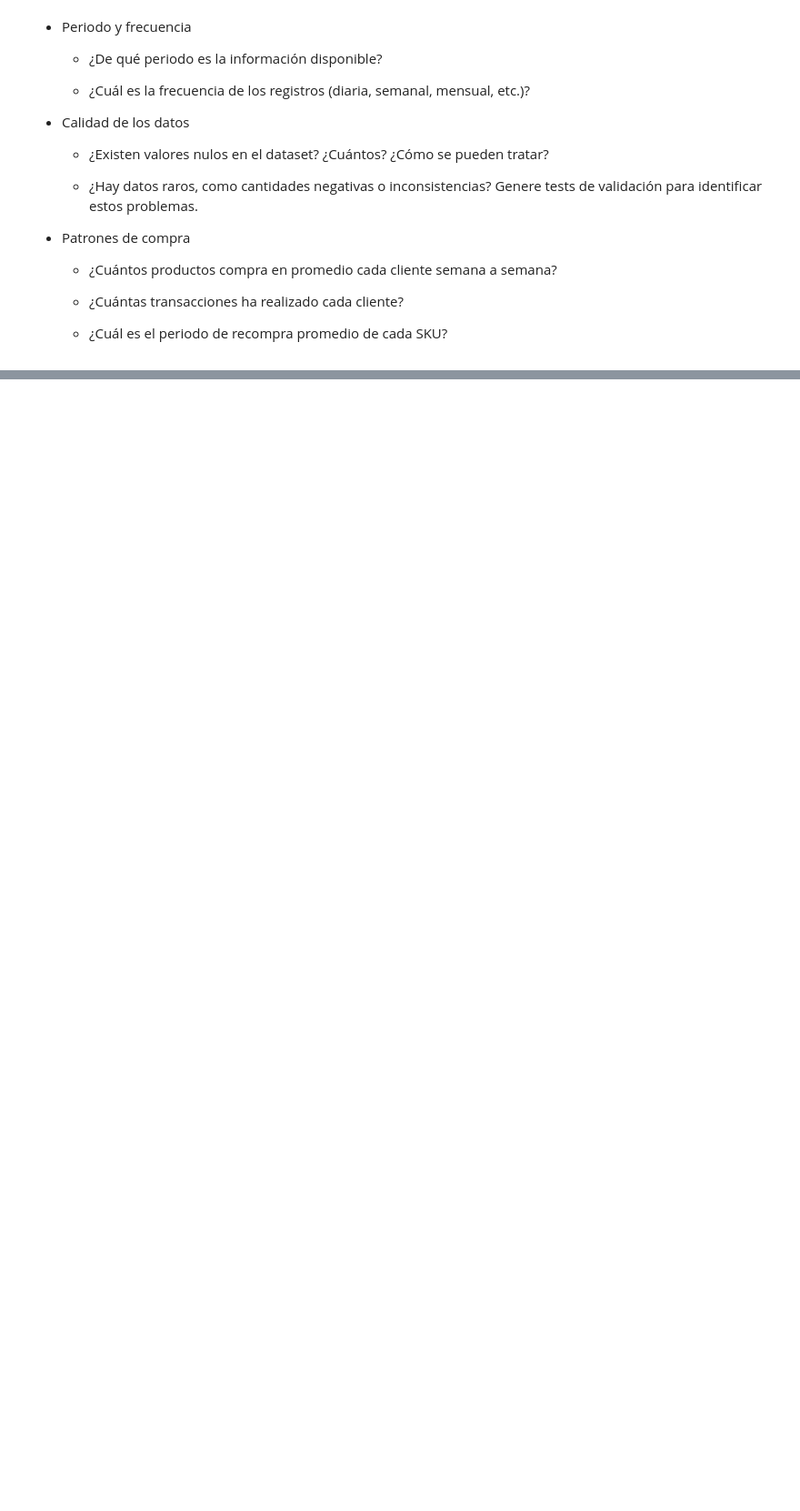
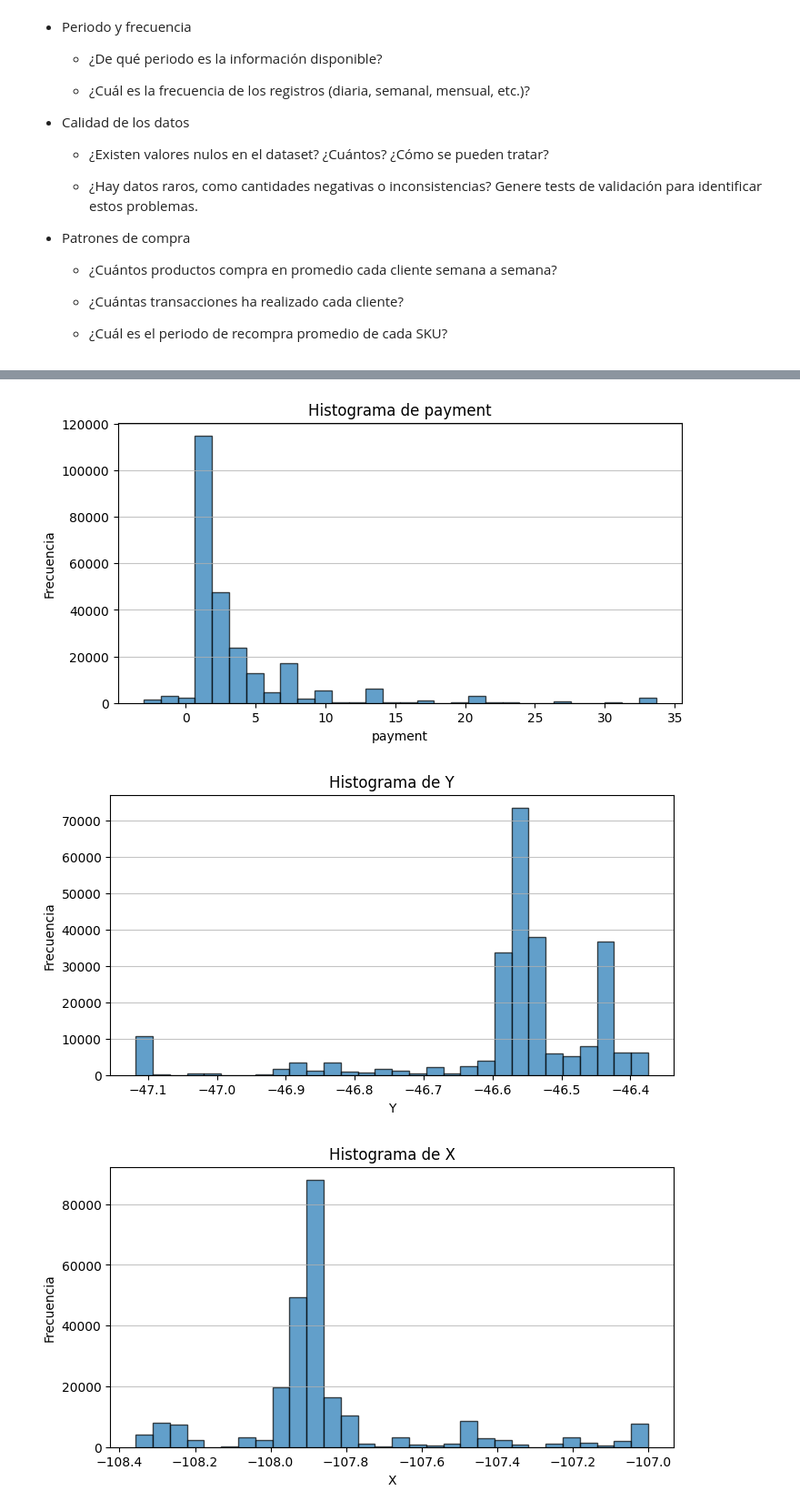
Before and after one commit to estebanaraneda/MDS7202_OVNI, a Jupyter notebook: project/enunciado_entrega1.ipynb, the cells around one changed output, grey strips where cells are left out. Shown at 91% size. Cells and saved outputs as stored; diff of their text form; code cells hidden in the pictures; blank space fills up the shorter version.

Commit message:
feat(proyect): first histograms for eda

```diff
--- a/project/enunciado_entrega1.ipynb
+++ b/project/enunciado_entrega1.ipynb
@@ -345,0 +347,26 @@ Descripción estadística de variables numéricas:
+# %%
+# Eliminamos columnas de ids, ya que podrían introducir ruido en el análisis
+suffixes_to_remove = ['_id']
+columns_to_remove = [col for col in main_df.columns if any(col.endswith(suffix) for suffix in suffixes_to_remove)]
+main_df = main_df.drop(columns=columns_to_remove)
+main_df_numerical = main_df_numerical.drop(columns=columns_to_remove)
+
+# Eliminamos columna num_visits_per_week, ya que tiene varianza 0
+main_df = main_df.drop(columns=['num_visit_per_week'])
+main_df_numerical = main_df_numerical.drop(columns=['num_visit_per_week'])
+# %%
+# Histogramas de variables numéricas
+for col in main_df_numerical.columns:
+    plt.figure(figsize=(8, 4))
+    col_data = main_df_numerical[col].dropna()
+    col_data_cropped = col_data[(col_data >= col_data.quantile(0.01)) & (col_data <= col_data.quantile(0.99))]
+    plt.hist(col_data_cropped, bins=30, edgecolor='black', alpha=0.7)
+    plt.title(f'Histograma de {col}')
+    plt.xlabel(col)
+    plt.ylabel('Frecuencia')
+    plt.grid(axis='y', alpha=0.75)
+    plt.show()
+# %% [output]
+[figure, added]
+[figure, added]
+[figure, added]
```
Also changed, not shown: parts of 9 cells of this notebook.
